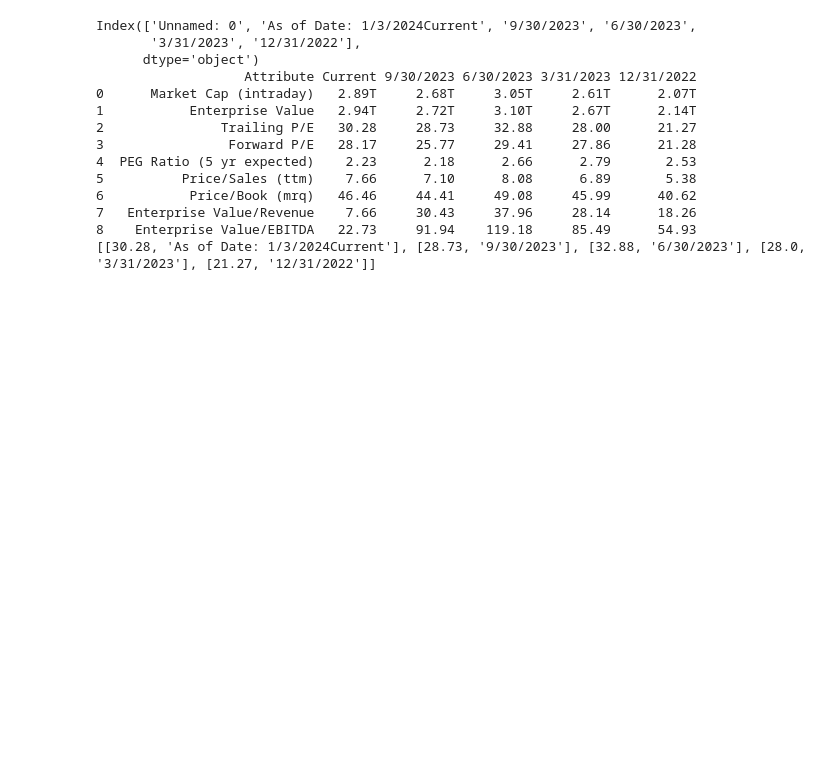
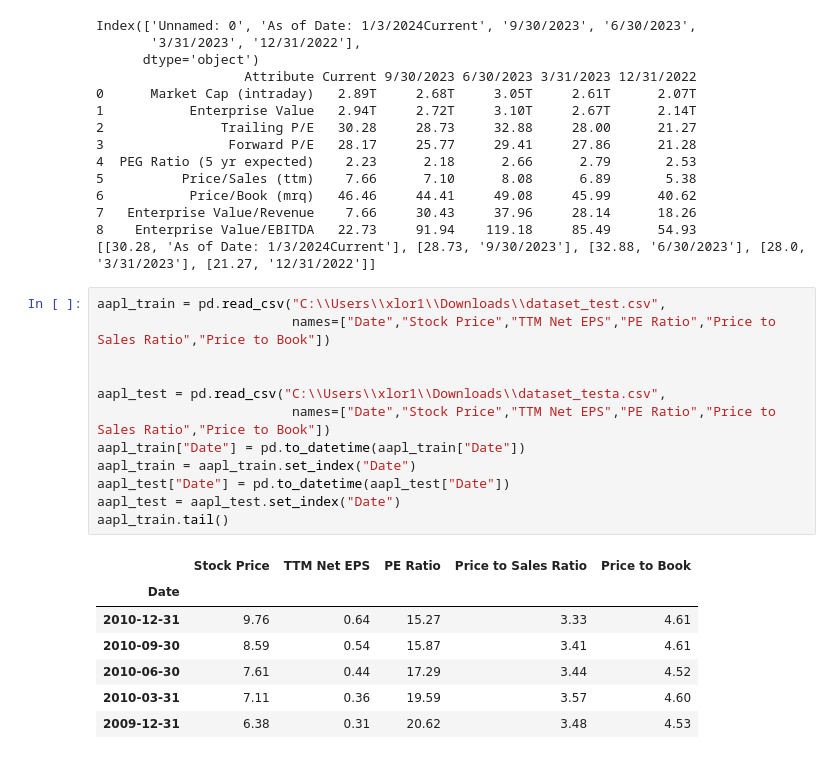
Before and after one commit to xlor1009/TF_Stock, a Jupyter notebook: test.ipynb, the cells around one changed output. Drawn from its saved outputs; the diff is of its cells as text; blank space fills up the shorter version.

```diff
--- a/test.ipynb
+++ b/test.ipynb
@@ -30,3 +33,23 @@ Index(['Unnamed: 0', 'As of Date: 1/3/2024Current', '9/30/2023', '6/30/2023',
 7   Enterprise Value/Revenue    7.66     30.43     37.96     28.14      18.26
 8    Enterprise Value/EBITDA   22.73     91.94    119.18     85.49      54.93
 [[30.28, 'As of Date: 1/3/2024Current'], [28.73, '9/30/2023'], [32.88, '6/30/2023'], [28.0, '3/31/2023'], [21.27, '12/31/2022']]
+# %%
+aapl_train = pd.read_csv("C:\\Users\\xlor1\\Downloads\\dataset_test.csv",
+                         names=["Date","Stock Price","TTM Net EPS","PE Ratio","Price to Sales Ratio","Price to Book"])
+
+
+aapl_test = pd.read_csv("C:\\Users\\xlor1\\Downloads\\dataset_testa.csv",
+                         names=["Date","Stock Price","TTM Net EPS","PE Ratio","Price to Sales Ratio","Price to Book"])
+aapl_train["Date"] = pd.to_datetime(aapl_train["Date"])
+aapl_train = aapl_train.set_index("Date")
+aapl_test["Date"] = pd.to_datetime(aapl_test["Date"])
+aapl_test = aapl_test.set_index("Date")
+aapl_train.tail()
+# %% [output]
+|  | Stock Price | TTM Net EPS | PE Ratio | Price to Sales Ratio | Price to Book |
+| Date |  |  |  |  |  |
+| 2010-12-31 | 9.76 | 0.64 | 15.27 | 3.33 | 4.61 |
+| 2010-09-30 | 8.59 | 0.54 | 15.87 | 3.41 | 4.61 |
+| 2010-06-30 | 7.61 | 0.44 | 17.29 | 3.44 | 4.52 |
+| 2010-03-31 | 7.11 | 0.36 | 19.59 | 3.57 | 4.60 |
+| 2009-12-31 | 6.38 | 0.31 | 20.62 | 3.48 | 4.53 |
```
Also changed, not shown: parts of 6 cells of this notebook.
